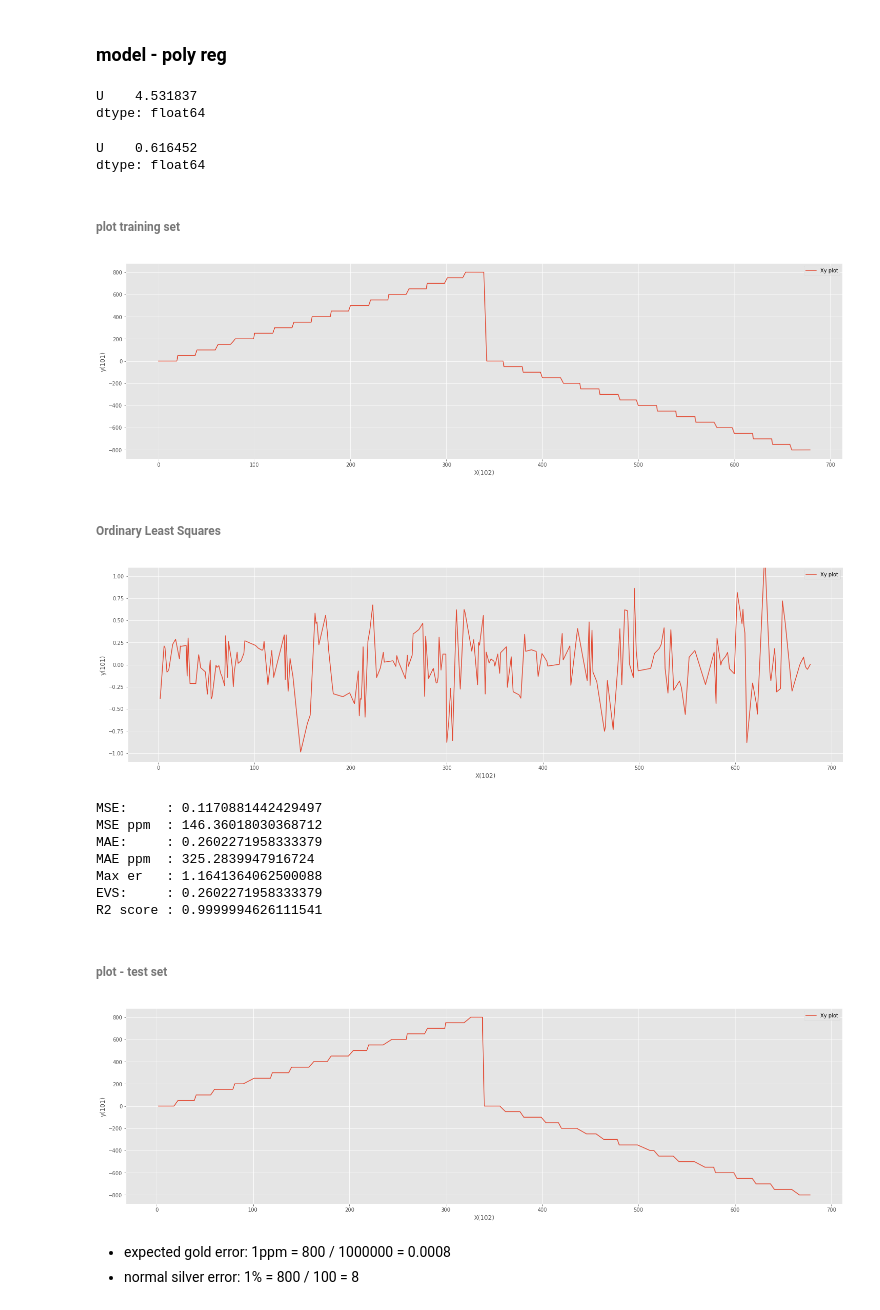
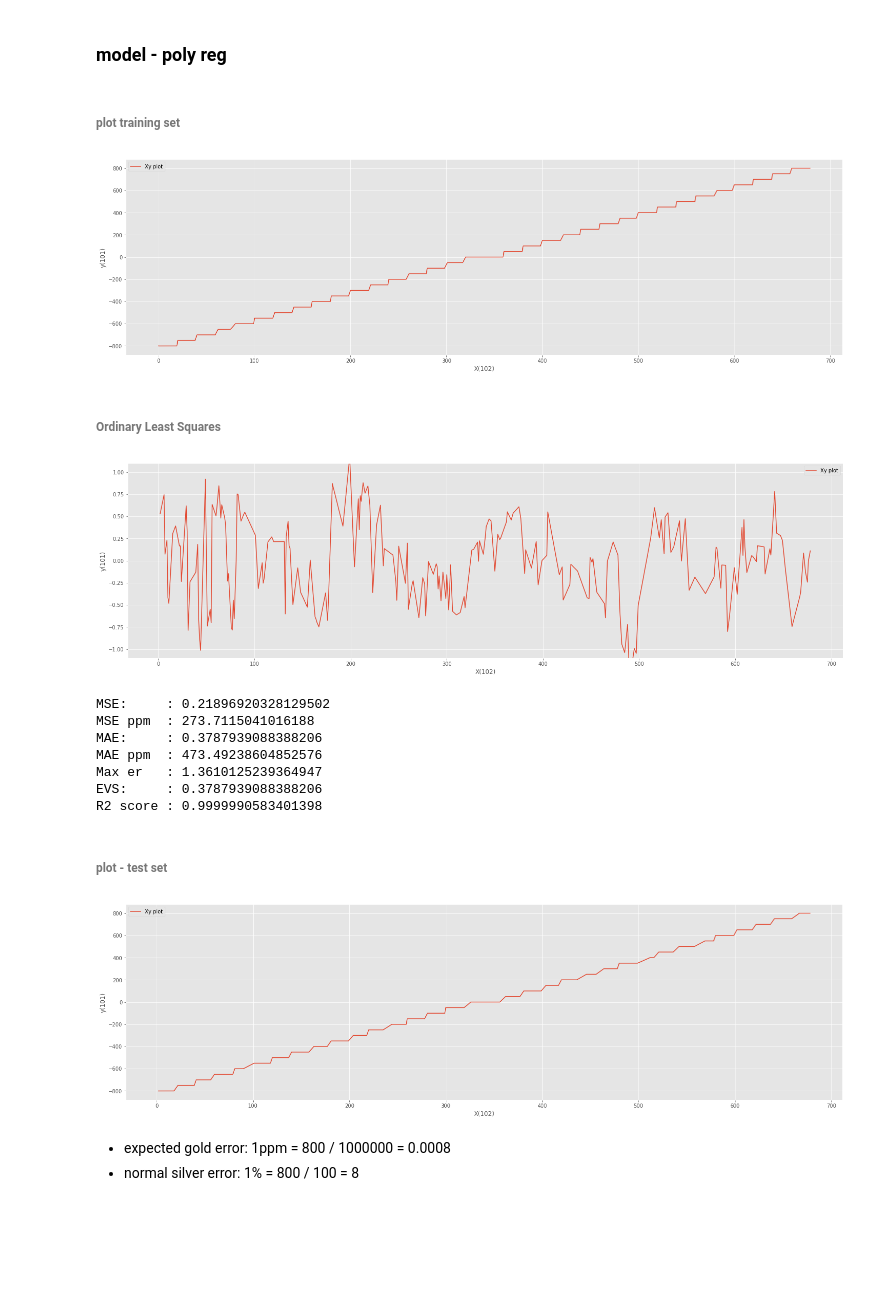
Before and after one commit to notyetend/pg, a Jupyter notebook: _chaos/proto2003_dc_file__180426.ipynb, the cells around one changed output. Saved outputs shown, nothing was run; the diff lists cells and outputs as text; code cells hidden in the pictures; blank space fills up the shorter version.

```diff
--- a/_chaos/proto2003_dc_file__180426.ipynb
+++ b/_chaos/proto2003_dc_file__180426.ipynb
@@ -9,3 +9,6 @@ print(os.getcwd())
 D:\_PlayGround\Github\pg\_chaos
 # %%
 df = pd.read_excel(io='sample800.xlsx', sheet_name='Sheet1')
+df['Order'] = np.floor(df['G'] * 10)
+df = df.sort_values(['Order']).reset_index(drop=True)
+df
@@ -74,16 +87,6 @@ from sklearn.model_selection import train_test_split
 
 dataset_X = df[['U']]
 dataset_y = df[['G']] / 5 * 1500
-# %%
-np.max(dataset_X)
-# %% [output]
-U    4.531837
-dtype: float64
-# %%
-np.min(dataset_X)
-# %% [output]
-U    0.616452
-dtype: float64
 # %%
 training_set_X, test_set_X, training_set_y, test_set_y = train_test_split(dataset_X, dataset_y, test_size=0.33, random_state=42, shuffle=True)
 # %% [markdown]
@@ -104,47 +107,47 @@ plt.ylabel('y(101)')
 plt.legend()
 plt.show()
 # %% [output]
-[figure, old version]
+[figure, new version]
 # %% [markdown]
 ###### Ordinary Least Squares
 # %%
 from sklearn import linear_model
 from sklearn.preprocessing import PolynomialFeatures
 from sklearn.metrics import mean_squared_error
 import matplotlib.pyplot as plt
 import matplotlib as mpl
 %matplotlib inline
 
 
-poly = PolynomialFeatures(degree=37)
+poly = PolynomialFeatures(degree=10)
 training_set_X_poly_reg = poly.fit_transform(training_set_X)
 test_set_X_poly_reg = poly.fit_transform(test_set_X.sort_index())  # sorted by index
 
 model_poly_reg = linear_model.LinearRegression(normalize=True)
 model_poly_reg.fit(training_set_X_poly_reg, training_set_y)
 test_set_pred_poly_reg = model_poly_reg.predict(test_set_X_poly_reg)
 
 plt.style.use('ggplot')
 plt.rcParams["figure.figsize"] = (25,7)
 plt.ylim(ymax=1.1, ymin=-1.1)
 # plt_x = range(len(test_set_X))
 plt_x = test_set_X.sort_index().index
 plt.plot(plt_x, (test_set_y.sort_index() - test_set_pred_poly_reg), label='Xy plot')
 plt.xlabel('X(102)')
 plt.ylabel('y(101)')
 plt.legend()
 plt.show()
 
 print_metrics(test_set_y.sort_index(), test_set_pred_poly_reg)
 # %% [output]
-[figure, old version]
+[figure, new version]
-MSE:     : 0.1170881442429497
-MSE ppm  : 146.36018030368712
-MAE:     : 0.2602271958333379
-MAE ppm  : 325.2839947916724
-Max er   : 1.1641364062500088
-EVS:     : 0.2602271958333379
-R2 score : 0.9999994626111541
+MSE:     : 0.21896920328129502
+MSE ppm  : 273.7115041016188
+MAE:     : 0.3787939088388206
+MAE ppm  : 473.49238604852576
+Max er   : 1.3610125239364947
+EVS:     : 0.3787939088388206
+R2 score : 0.9999990583401398
 # %% [markdown]
 ###### plot - test set
 # %%
@@ -163,7 +166,7 @@ plt.ylabel('y(101)')
 plt.legend()
 plt.show()
 # %% [output]
-[figure, old version]
+[figure, new version]
 # %% [markdown]
 - expected gold error: 1ppm = 800 / 1000000 = 0.0008
 - normal silver error: 1% = 800 / 100 = 8
```
Also changed, not shown: parts of 14 cells of this notebook, 1 other file.
